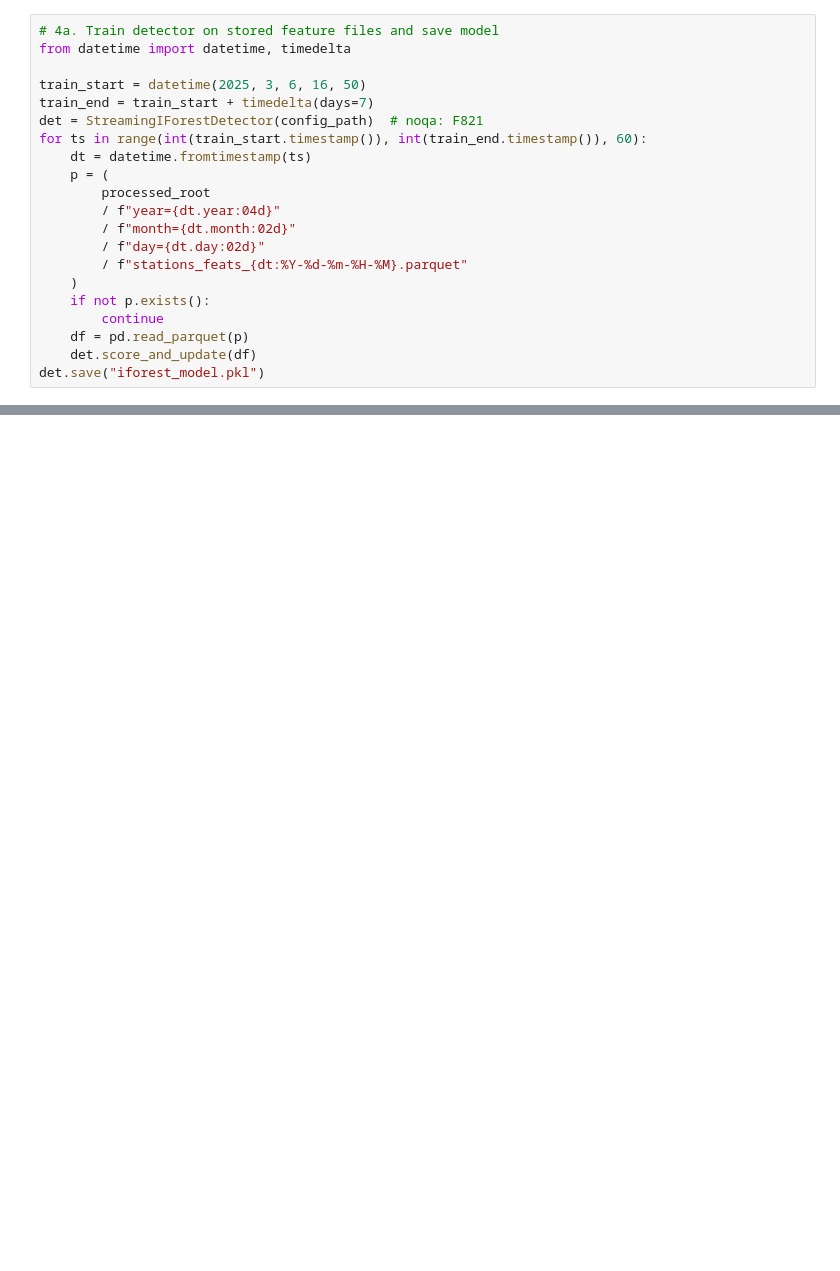
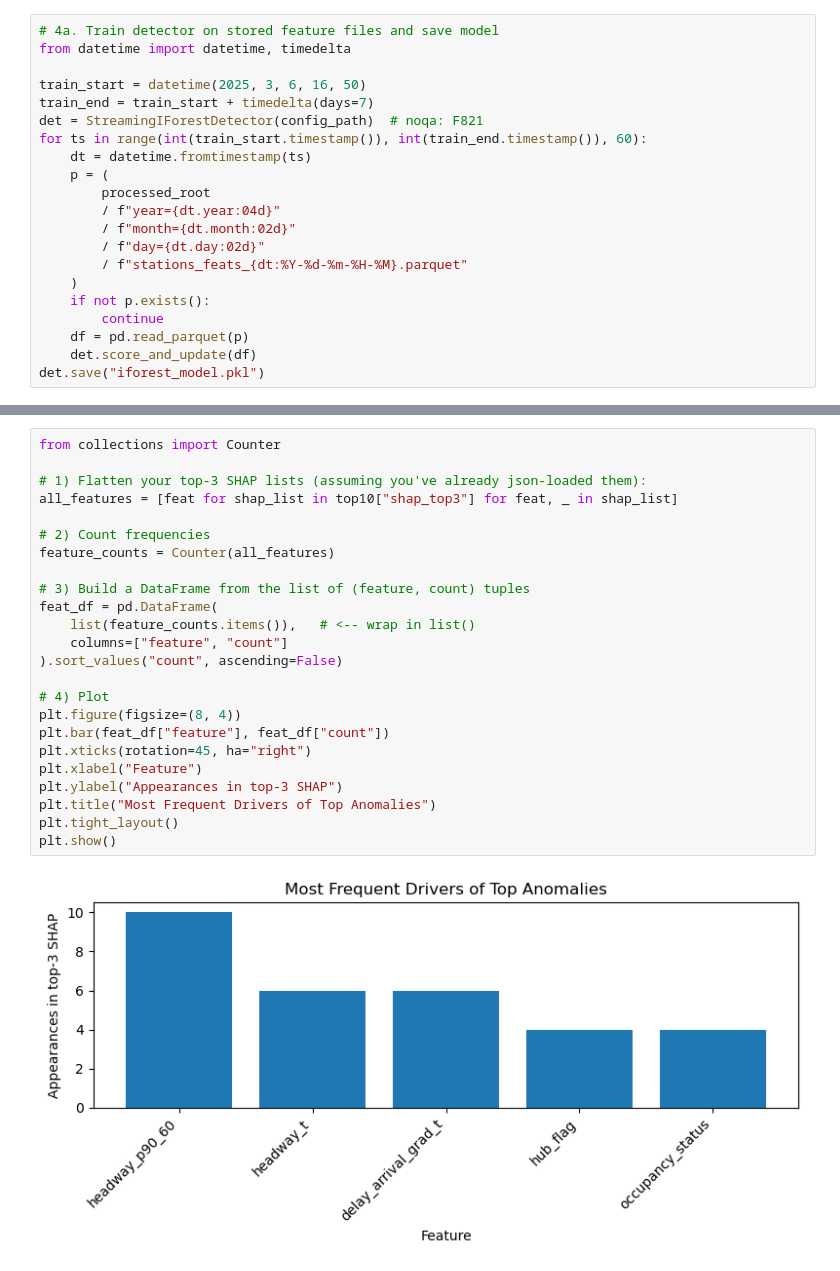
Before and after one commit to LuisMartinParraMorales/metro_disruptions_intelligence, a Jupyter notebook: notebooks/04_run_anomaly_detection.ipynb, the cells around one changed output, grey strips where cells are left out. Drawn from its saved outputs; the diff is of its cells as text; blank space fills up the shorter version.

```diff
--- a/notebooks/04_run_anomaly_detection.ipynb
+++ b/notebooks/04_run_anomaly_detection.ipynb
@@ -125,0 +178,26 @@ scores.sort_values("dt").set_index("dt")["anomaly_score"].plot();
+# %%
+from collections import Counter
+
+# 1) Flatten your top-3 SHAP lists (assuming you've already json-loaded them):
+all_features = [feat for shap_list in top10["shap_top3"] for feat, _ in shap_list]
+
+# 2) Count frequencies
+feature_counts = Counter(all_features)
+
+# 3) Build a DataFrame from the list of (feature, count) tuples
+feat_df = pd.DataFrame(
+    list(feature_counts.items()),   # <-- wrap in list()
+    columns=["feature", "count"]
+).sort_values("count", ascending=False)
+
+# 4) Plot
+plt.figure(figsize=(8, 4))
+plt.bar(feat_df["feature"], feat_df["count"])
+plt.xticks(rotation=45, ha="right")
+plt.xlabel("Feature")
+plt.ylabel("Appearances in top-3 SHAP")
+plt.title("Most Frequent Drivers of Top Anomalies")
+plt.tight_layout()
+plt.show()
+# %% [output]
+[figure, added]
```
Also changed, not shown: parts of 19 cells of this notebook, 1 other file.
